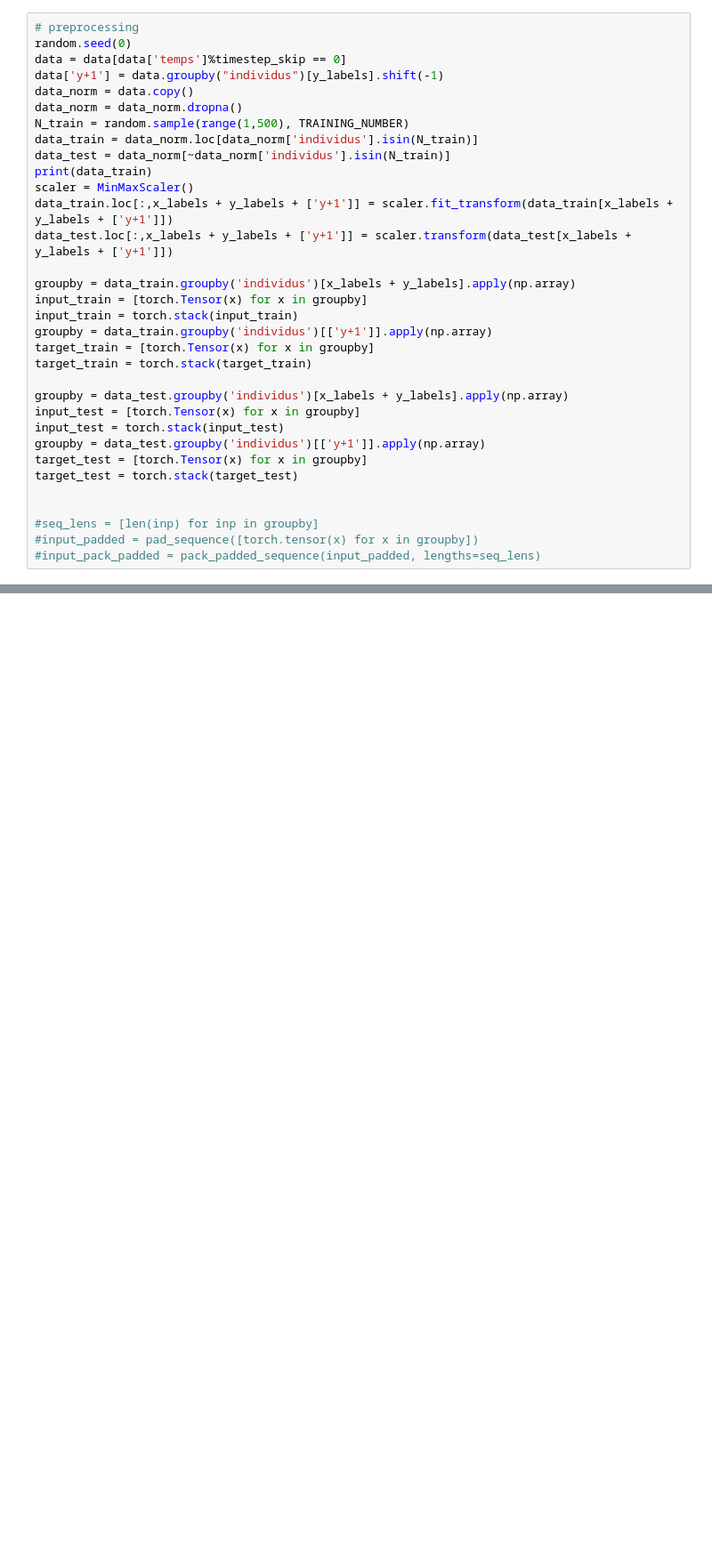
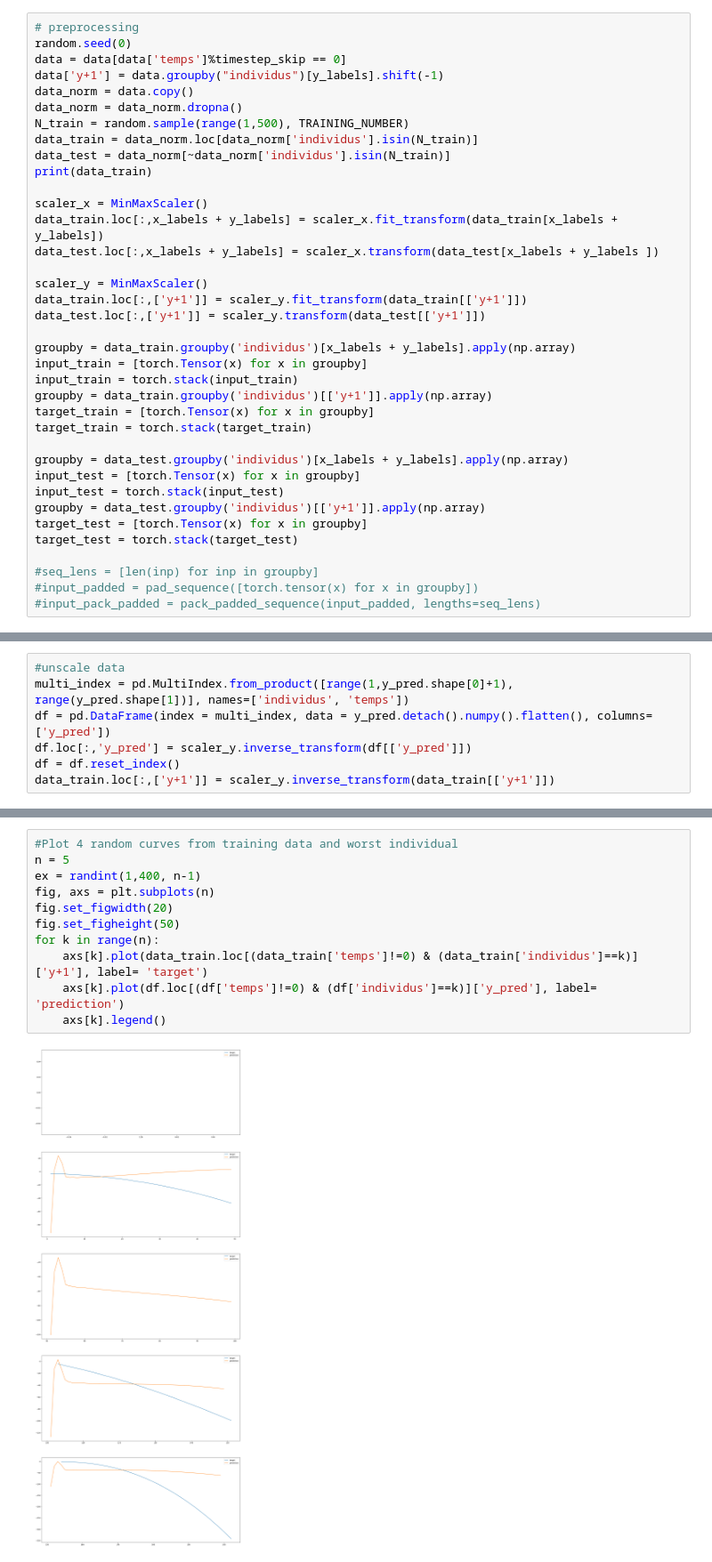
Before and after one commit to FrankwaP/subSISTM, a Jupyter notebook: models/ODE-RNN/RNN - LSTM.ipynb, the cells around one changed output, grey strips where cells are left out. Shown at 89% size. Drawn from its saved outputs; the diff is of its cells as text; blank space fills up the shorter version.

```diff
--- a/models/ODE-RNN/RNN - LSTM.ipynb
+++ b/models/ODE-RNN/RNN - LSTM.ipynb
@@ -101,9 +103,14 @@ N_train = random.sample(range(1,500), TRAINING_NUMBER)
 data_train = data_norm.loc[data_norm['individus'].isin(N_train)]
 data_test = data_norm[~data_norm['individus'].isin(N_train)]
 print(data_train)
-scaler = MinMaxScaler()
-data_train.loc[:,x_labels + y_labels + ['y+1']] = scaler.fit_transform(data_train[x_labels + y_labels + ['y+1']])
-data_test.loc[:,x_labels + y_labels + ['y+1']] = scaler.transform(data_test[x_labels + y_labels + ['y+1']])
+
+scaler_x = MinMaxScaler()
+data_train.loc[:,x_labels + y_labels] = scaler_x.fit_transform(data_train[x_labels + y_labels])
+data_test.loc[:,x_labels + y_labels] = scaler_x.transform(data_test[x_labels + y_labels ])
+
+scaler_y = MinMaxScaler()
+data_train.loc[:,['y+1']] = scaler_y.fit_transform(data_train[['y+1']])
+data_test.loc[:,['y+1']] = scaler_y.transform(data_test[['y+1']])
 
 groupby = data_train.groupby('individus')[x_labels + y_labels].apply(np.array)
 input_train = [torch.Tensor(x) for x in groupby]
@@ -119,7 +126,6 @@ groupby = data_test.groupby('individus')[['y+1']].apply(np.array)
 target_test = [torch.Tensor(x) for x in groupby]
 target_test = torch.stack(target_test)
 
-
 #seq_lens = [len(inp) for inp in groupby]
 #input_padded = pad_sequence([torch.tensor(x) for x in groupby])
 #input_pack_padded = pack_padded_sequence(input_padded, lengths=seq_lens)
@@ -227,0 +205,7 @@ plt.show()
+# %%
+#unscale data
+multi_index = pd.MultiIndex.from_product([range(1,y_pred.shape[0]+1), range(y_pred.shape[1])], names=['individus', 'temps'])
+df = pd.DataFrame(index = multi_index, data = y_pred.detach().numpy().flatten(), columns=['y_pred'])
+df.loc[:,'y_pred'] = scaler_y.inverse_transform(df[['y_pred']])
+df = df.reset_index()
+data_train.loc[:,['y+1']] = scaler_y.inverse_transform(data_train[['y+1']])
@@ -228 +240,14 @@ plt.show()
+# %%
+#Plot 4 random curves from training data and worst individual
+n = 5
+ex = randint(1,400, n-1)
+fig, axs = plt.subplots(n)
+fig.set_figwidth(20)
+fig.set_figheight(50)
+for k in range(n):
+    axs[k].plot(data_train.loc[(data_train['temps']!=0) & (data_train['individus']==k)]['y+1'], label= 'target')
+    axs[k].plot(df.loc[(df['temps']!=0) & (df['individus']==k)]['y_pred'], label= 'prediction')
+    axs[k].legend()
+# %% [output]
+[figure, added]
 # %%
```
Also changed, not shown: parts of 15 cells of this notebook, 1 other file.
